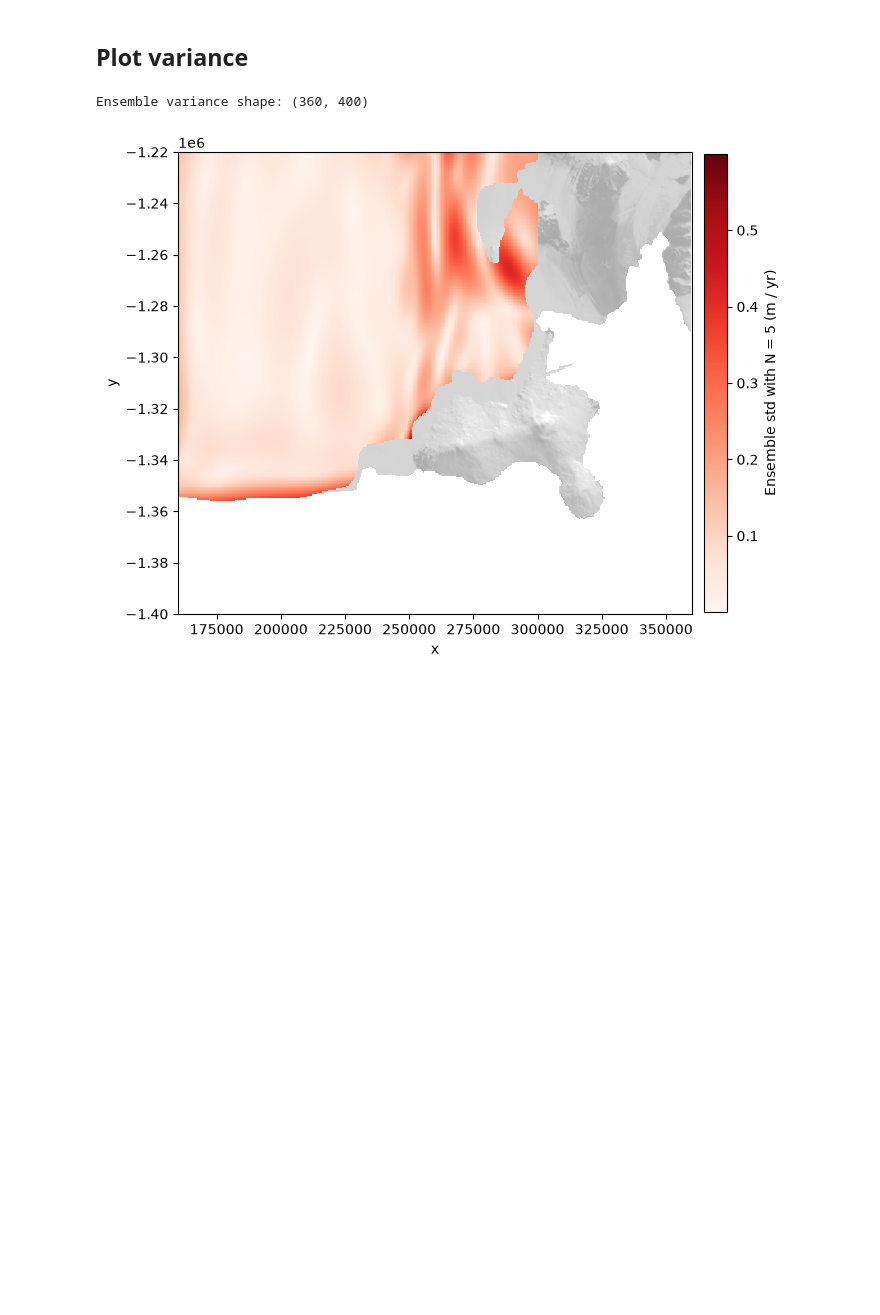
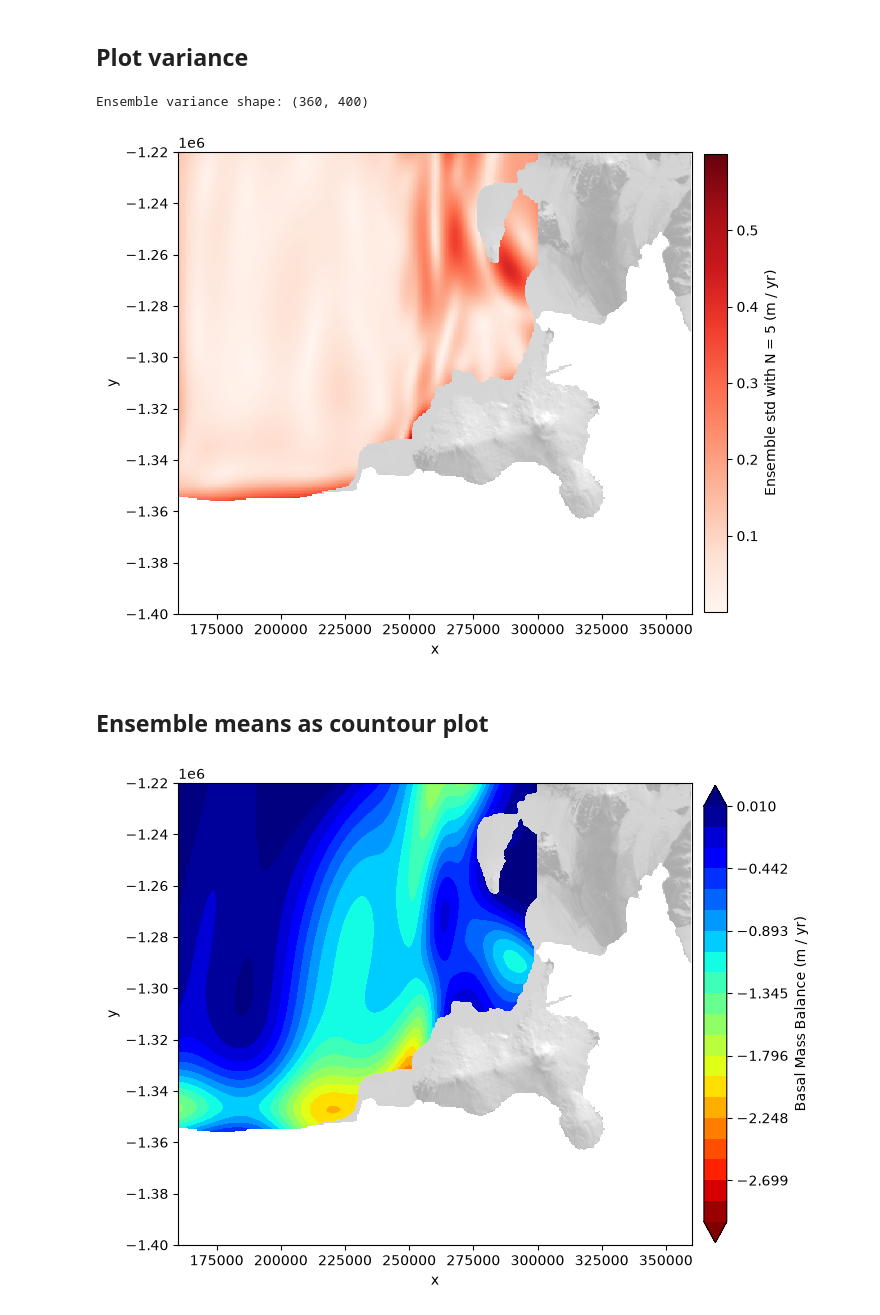
Before and after one commit to kimbente/basal_melt_around_ross_island, a Jupyter notebook: inference_and_validation.ipynb, the cells around one changed output. Saved outputs shown, nothing was run; the diff lists cells and outputs as text; code cells hidden in the pictures; blank space fills up the shorter version.

```diff
--- a/inference_and_validation.ipynb
+++ b/inference_and_validation.ipynb
@@ -461,3 +463,53 @@ plt.ylabel("y")
 fig.savefig("figures/ensemble_std.png", dpi = 300, bbox_inches = "tight", pad_inches = 0)
 # %% [output]
 [figure]
+# %% [markdown]
+## Ensemble means as countour plot
+# %%
+# Contour levels: 20 bands between -3 and 0.01
+levels = np.linspace(-3, 0.01, 21)
+
+fig, ax = plt.subplots(figsize = (8, 6))
+
+# 1) MODIS as background (draw first)
+ax.pcolormesh(
+    modis_ross[0],
+    modis_ross[1],
+    modis_ross[3],
+    cmap = "gray",
+    # softer greys
+    vmin = -30_000,
+    vmax = 30_000,
+    # as less saturated background
+    alpha = 0.7,
+    zorder = 0,
+)
+
+# 2) Filled contours on top (draw second)
+pcm = ax.contourf(
+    # NOTE: 2D inputs, original coords
+    X_ps,
+    Y_ps,
+    divergences_2D_valid_from_ensemble.mean(dim = 0).cpu().detach().numpy() / DIVISOR,
+    levels = levels,
+    cmap = "jet_r",
+    extend = "both",   # colour values outside [-3, 0.01] instead of leaving them blank
+    alpha = 1.0,
+    zorder = 1,
+)
+
+ax.set_aspect("equal")
+# ax.set_axis_off()
+
+# crop
+ax.set_ylim(y_min, y_max)
+ax.set_xlim(x_min, x_max)
+
+cbar = fig.colorbar(pcm, ax = ax, shrink = 0.99, pad = 0.02)
+cbar.set_label("Basal Mass Balance (m / yr)")
+ax.set_xlabel("x")
+ax.set_ylabel("y")
+
+fig.savefig("figures/ensemble_mean_contour.png", dpi = 300, bbox_inches = "tight", pad_inches = 0)
+# %% [output]
+[figure, added]
```
Also changed, not shown: parts of 1 cell of this notebook, 8 other files.
